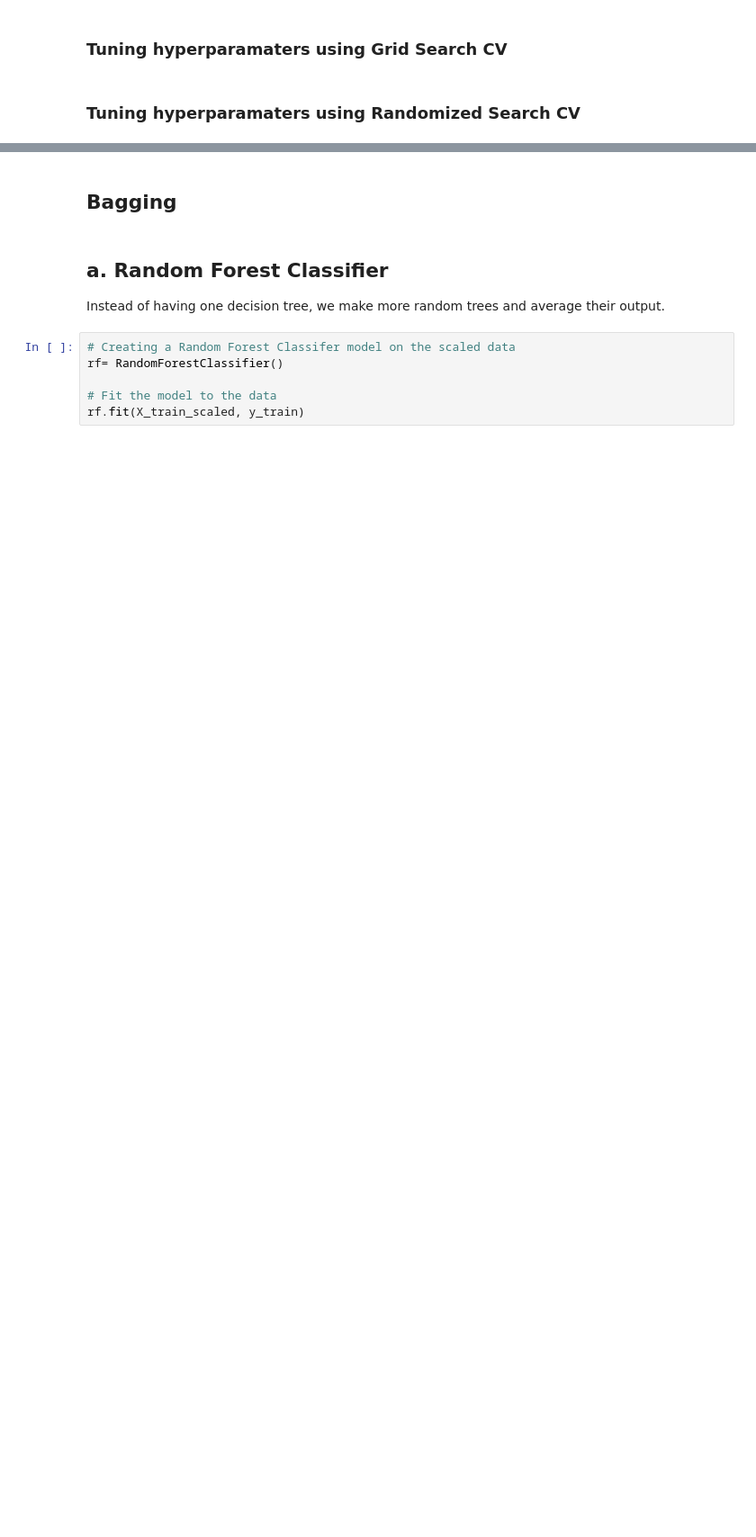
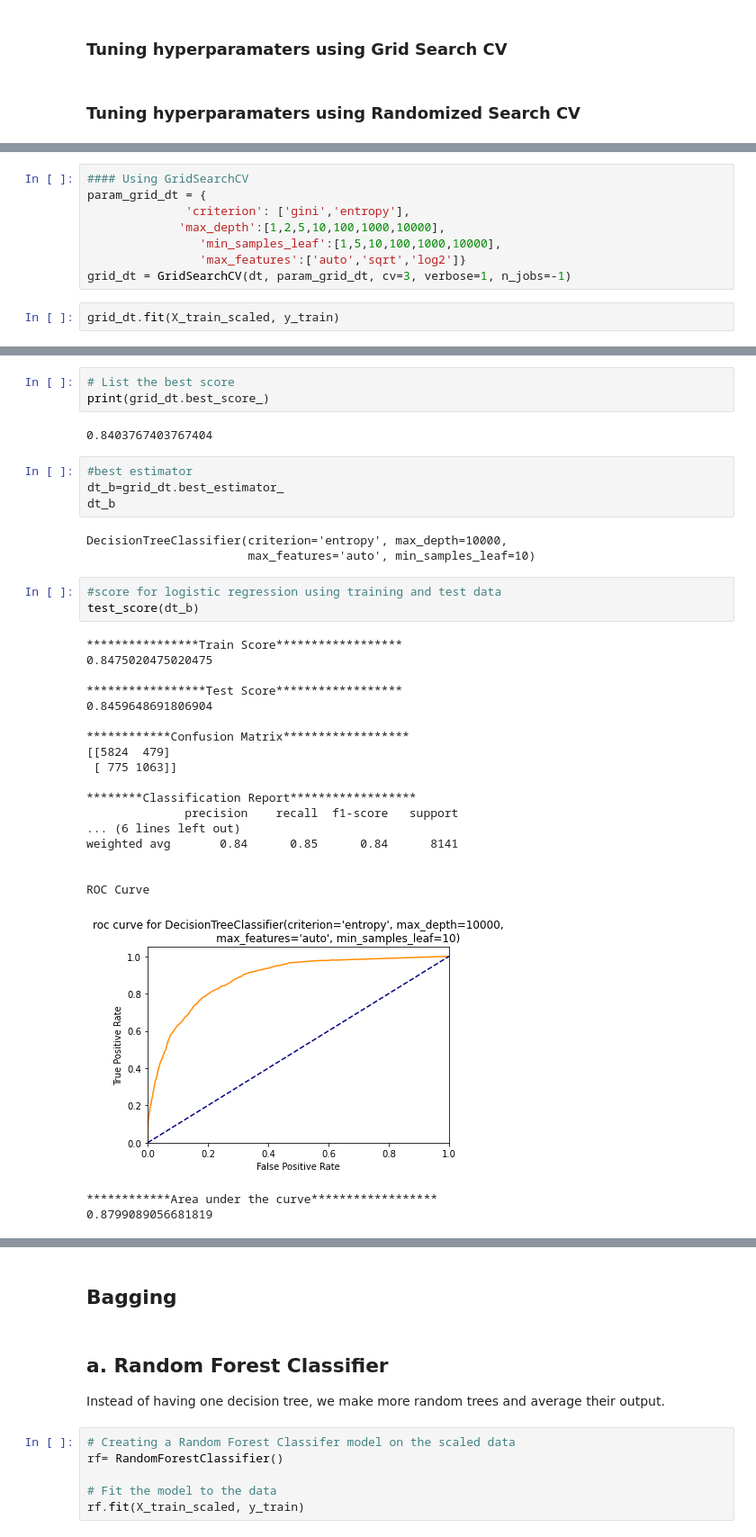
Before and after one commit to pandeysudip/income-prediction, a Jupyter notebook: Model_building.ipynb, the cells around one changed output, grey strips where cells are left out. Shown at 90% size. Drawn from its saved outputs; the diff is of its cells as text; blank space fills up the shorter version.

```diff
--- a/Model_building.ipynb
+++ b/Model_building.ipynb
@@ -522,0 +855,10 @@ plt.show()
+# %%
+#### Using GridSearchCV
+param_grid_dt = {
+              'criterion': ['gini','entropy'],
+             'max_depth':[1,2,5,10,100,1000,10000],
+                'min_samples_leaf':[1,5,10,100,1000,10000],
+                'max_features':['auto','sqrt','log2']}
+grid_dt = GridSearchCV(dt, param_grid_dt, cv=3, verbose=1, n_jobs=-1)
+# %%
+grid_dt.fit(X_train_scaled, y_train)
@@ -523 +878,37 @@ plt.show()
+# %%
+# List the best score
+print(grid_dt.best_score_)
+# %% [output]
+0.8403767403767404
+# %%
+#best estimator
+dt_b=grid_dt.best_estimator_
+dt_b
+# %% [output]
+DecisionTreeClassifier(criterion='entropy', max_depth=10000,
+                       max_features='auto', min_samples_leaf=10)
+# %%
+#score for logistic regression using training and test data
+test_score(dt_b)
+# %% [output]
+****************Train Score******************
+0.8475020475020475
+
+*****************Test Score******************
+0.8459648691806904
+
+************Confusion Matrix******************
+[[5824  479]
+ [ 775 1063]]
+
+********Classification Report******************
+              precision    recall  f1-score   support
+... (6 lines left out)
+weighted avg       0.84      0.85      0.84      8141
+
+
+ROC Curve
+[figure, added]
+************Area under the curve******************
+0.8799089056681819
 # %% [markdown]
```
Also changed, not shown: parts of 97 cells of this notebook.
